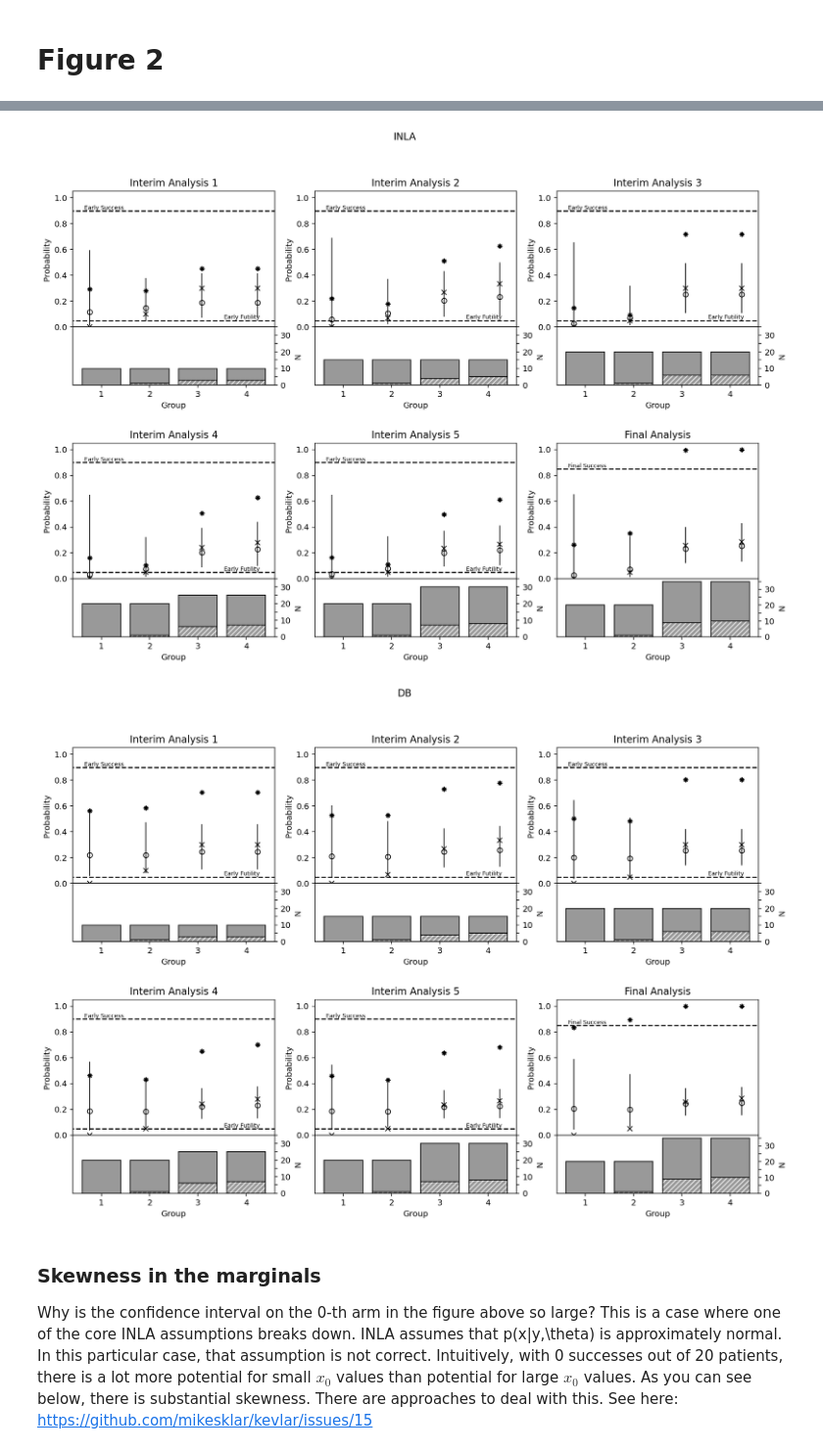
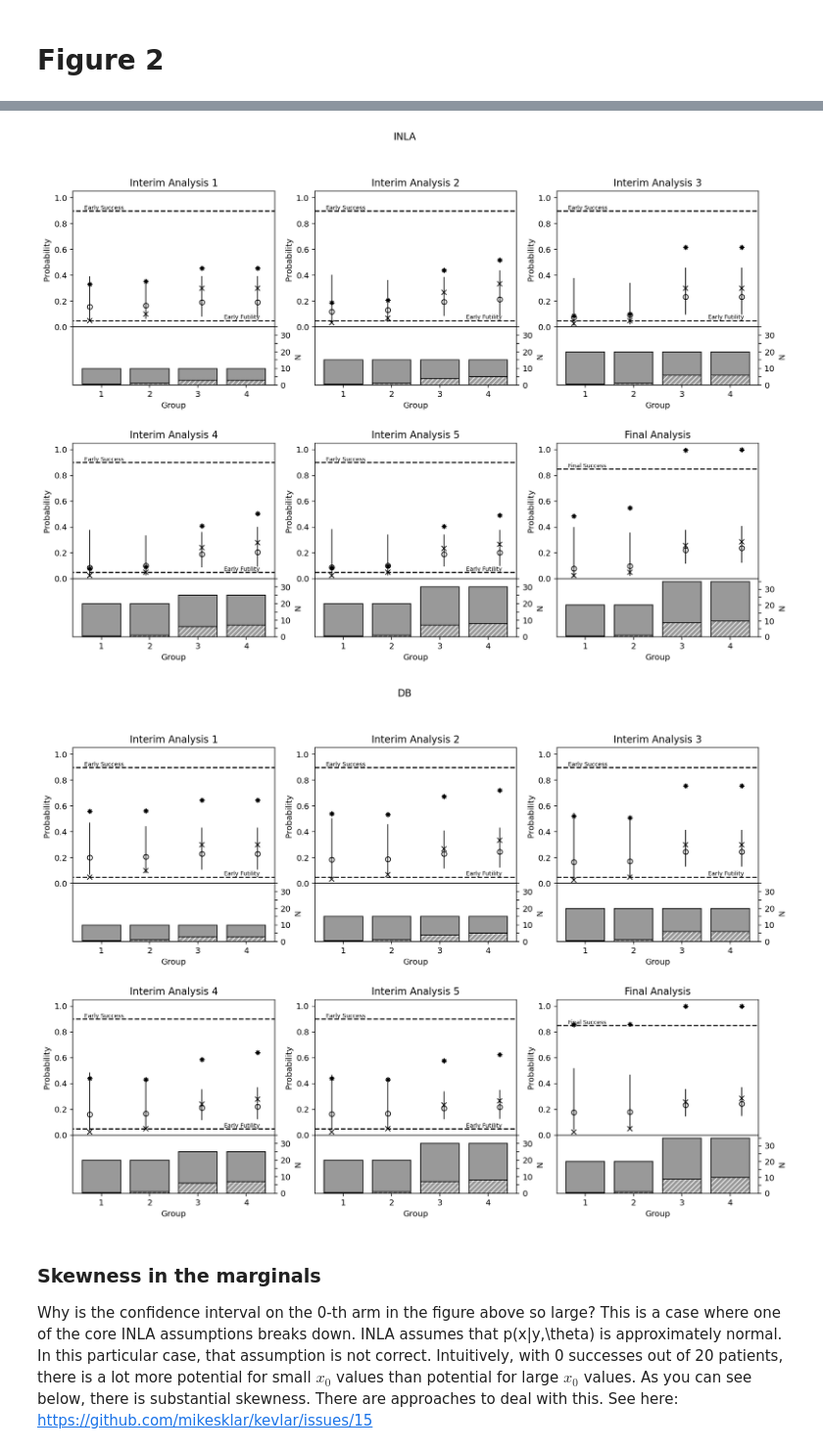
Before and after one commit to Confirm-Solutions/imprint, a Jupyter notebook: research/inla_explore/berry_dirty.ipynb, the cells around one changed output, grey strips where cells are left out. Shown at 98% size. Drawn from its saved outputs; the diff is of its cells as text; code cells hidden in the pictures.

Commit message:
Exploring DB vs. INLA issues.

```diff
--- a/research/inla_explore/berry_dirty.ipynb
+++ b/research/inla_explore/berry_dirty.ipynb
@@ -81,6 +81,13 @@ def berry_prior(theta):
     beta = 0.000005
     sigma2_prior = scipy.stats.invgamma.logpdf(sigma2, alpha, scale=beta)
     return mu_prior + sigma2_prior
+
+# Specify the stopping/success criteria.
+suc_thresh = np.empty((6,4))
+# early stopping condition.
+suc_thresh[:5] = pmid_x
+# final success criterion
+suc_thresh[5] = p0_x
 # %%
 # I got this data by deconstructing the graphs in in Figure 1 of Berry et al 2013.
 n_i = np.array([[i] * 4 for i in [10,15,20,25,30,35]])
@@ -285,26 +311,19 @@ $$1.0 = \sum_i f(x_i) w_i$$
 the cdf would be...
 $$ F(x_j) = \sum_{i < j} f(x_i) w_i$$
 # %%
-def figure1_plot(title, data, mu_post, sigma_post):
+def figure1_plot(title, data, stats):
     # expit(mu_post) is the posterior estimate of the mean probability.
-    p_post = scipy.special.expit(mu_post)
+    p_post = scipy.special.expit(stats['mu_appx'])
 
     # two sigma confidence intervals transformed from logit to probability space.
-    cilow = scipy.special.expit(mu_post - 2 * sigma_post)
-    cihigh = scipy.special.expit(mu_post + 2 * sigma_post)
+    cilow = scipy.special.expit(stats['mu_appx'] - 2 * stats['sigma_appx'])
+    cihigh = scipy.special.expit(stats['mu_appx'] + 2 * stats['sigma_appx'])
 
     y = data[:, :, 0]
     n = data[:, :, 1]
 
     # The simple ratio of success to samples. Binomial "p".
     raw_ratio = y / n
-    p_success = np.empty_like(mu_post)
-
-    # early stopping criterion
-    p_success[:5] = 1.0 - scipy.stats.norm.cdf(pmid_x, mu_post[:5], sigma_post[:5])
-    # final success criterion
-    p_success[5] = 1.0 - scipy.stats.norm.cdf(p0_x, mu_post[5], sigma_post[5])
-
 
     fig = plt.figure(figsize=(15, 10))
     plt.suptitle(title)
@@ -318,7 +337,7 @@ def figure1_plot(title, data, mu_post, sigma_post):
         plt.subplot(innergs[0])
         plt.plot(np.arange(4), raw_ratio[i], "kx")
         plt.plot(np.arange(4), p_post[i], "ko", mfc="none")
-        plt.plot(np.arange(4), p_success[i], "k ", marker=(8, 2, 0))
+        plt.plot(np.arange(4), stats['exceedance'][i], "k ", marker=(8, 2, 0))
 
         plt.vlines(np.arange(4), cilow[i], cihigh[i], color="k", linewidth=1.0)
 
@@ -382,14 +401,15 @@ figure1_plot('DB', data, mu_db, sigma_db)
 # I got this data by deconstructing the graphs in in Figure 1 of Berry et al 2013.
 n_i2 = np.array([[10, 10, 10, 10], [15, 15, 15, 15], [20, 20, 20, 20], [20, 20, 25, 25], [20, 20, 30, 30], [20, 20, 35, 35]])
 y_i2 = np.array([[0, 1, 3, 3], [0, 1, 4, 5], [0, 1, 6, 6], [0, 1, 6, 7], [0, 1, 7, 8], [0, 1, 9, 10]], dtype=np.float64)
+y_i2[y_i2==0] = 0.5
 data2 = np.stack((y_i2, n_i2), axis=2)
 mu_rule = inla.gauss_rule(201, -7, 1.5)
 
 model = inla.binomial_hierarchical()
 model.log_prior = berry_prior
 post_theta2, report2 = inla.calc_posterior_theta(model, data2, (mu_rule, sigma2_rule))
-mu_inla2, sigma_inla2 = inla.calc_posterior_x(post_theta2, report2)
+inla_stats2 = inla.calc_posterior_x(post_theta2, report2, suc_thresh)
 # %%
 y_i2_db = y_i2.copy()
-y_i2_db[y_i2==0] += 1e-1
-mu_db2, sigma_db2 = calc_dirty_bayes(y_i2_db, n_i2)
+y_i2_db[y_i2==0] = 0.5
+db_stats2 = calc_dirty_bayes(y_i2_db, n_i2, suc_thresh)
@@ -396,9 +462,9 @@ mu_db2, sigma_db2 = calc_dirty_bayes(y_i2_db, n_i2)
 # %%
-figure1_plot('INLA', data2, mu_inla2, sigma_inla2)
-figure1_plot('DB', data2, mu_db2, sigma_db2)
+figure1_plot('INLA', data2, inla_stats2)
+figure1_plot('DB', data2, db_stats2)
 # %% [output]
-[figure, old version]
+[figure, new version]
-[figure, old version]
+[figure, new version]
 # %% [markdown]
 ### Skewness in the marginals
 
```
Also changed, not shown: parts of 12 cells of this notebook, 4 other files.
